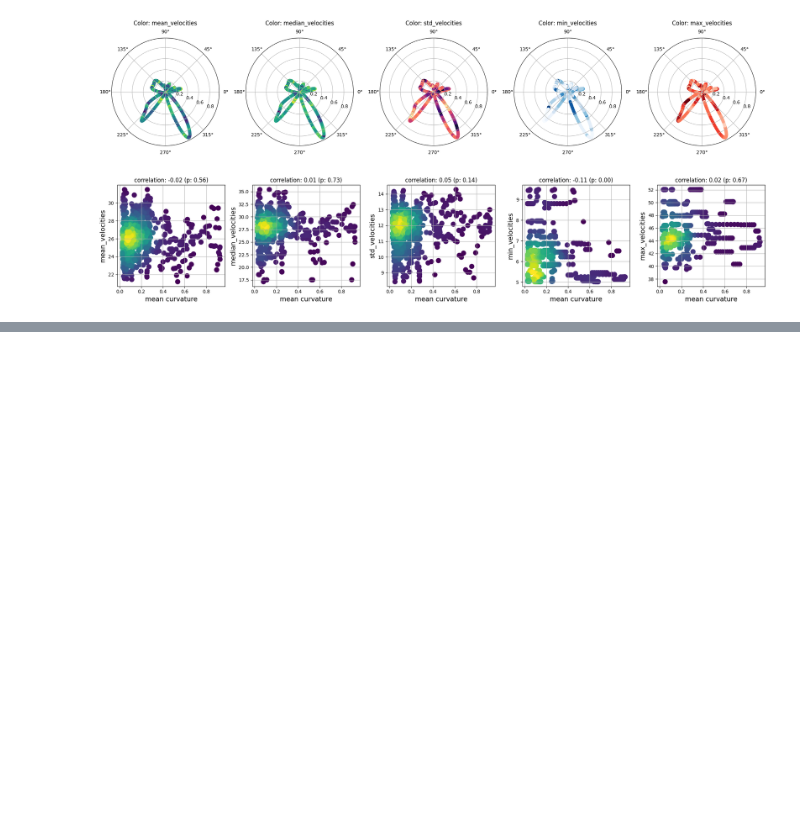
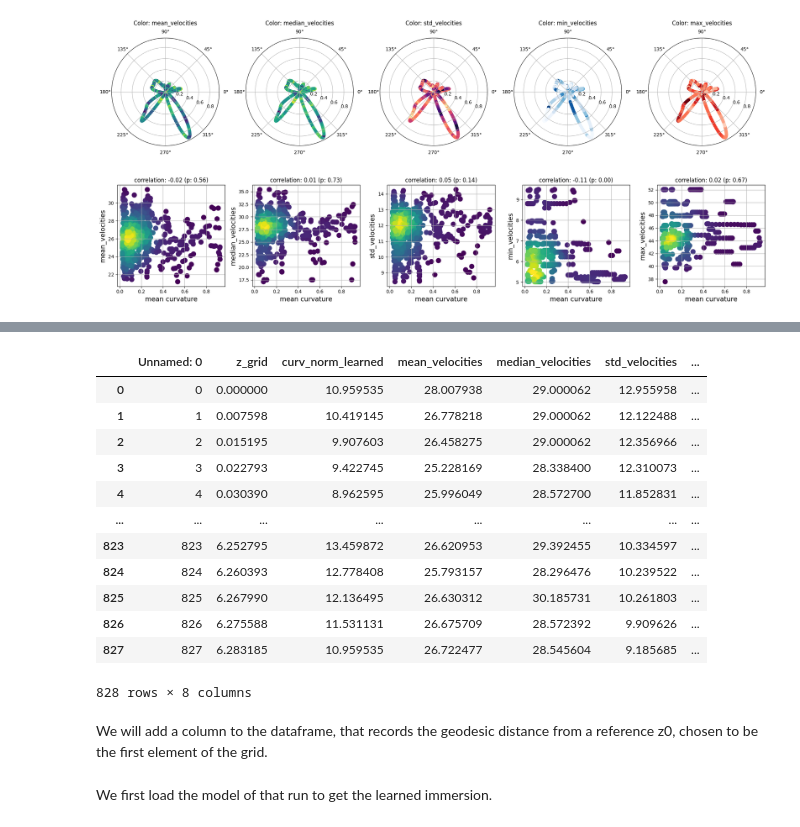
Before and after one commit to geometric-intelligence/neurometry, a Jupyter notebook: neuralgeom/notebooks/07_plot_curvature_profile_and_velocity.ipynb, the cells around one changed output, grey strips where cells are left out. Drawn from its saved outputs; the diff is of its cells as text; code cells hidden in the pictures; blank space fills up the shorter version.

```diff
--- a/neuralgeom/notebooks/07_plot_curvature_profile_and_velocity.ipynb
+++ b/neuralgeom/notebooks/07_plot_curvature_profile_and_velocity.ipynb
@@ -231,0 +271,20 @@ fig.tight_layout()
+# %%
+curv_norm_learned_profile
+# %% [output]
+|  | Unnamed: 0 | z_grid | curv_norm_learned | mean_velocities | median_velocities | std_velocities | ... |
+| 0 | 0 | 0.000000 | 10.959535 | 28.007938 | 29.000062 | 12.955958 | ... |
+| 1 | 1 | 0.007598 | 10.419145 | 26.778218 | 29.000062 | 12.122488 | ... |
+| 2 | 2 | 0.015195 | 9.907603 | 26.458275 | 29.000062 | 12.356966 | ... |
+| 3 | 3 | 0.022793 | 9.422745 | 25.228169 | 28.338400 | 12.310073 | ... |
+| 4 | 4 | 0.030390 | 8.962595 | 25.996049 | 28.572700 | 11.852831 | ... |
+| ... | ... | ... | ... | ... | ... | ... | ... |
+| 823 | 823 | 6.252795 | 13.459872 | 26.620953 | 29.392455 | 10.334597 | ... |
+| 824 | 824 | 6.260393 | 12.778408 | 25.793157 | 28.296476 | 10.239522 | ... |
+| 825 | 825 | 6.267990 | 12.136495 | 26.630312 | 30.185731 | 10.261803 | ... |
+| 826 | 826 | 6.275588 | 11.531131 | 26.675709 | 28.572392 | 9.909626 | ... |
+| 827 | 827 | 6.283185 | 10.959535 | 26.722477 | 28.545604 | 9.185685 | ... |
+828 rows × 8 columns
+# %% [markdown]
+We will add a column to the dataframe, that records the geodesic distance from a reference z0, chosen to be the first element of the grid.
+# %% [markdown]
+We first load the model of that run to get the learned immersion.
```
Also changed, not shown: parts of 25 cells of this notebook, 2 other files.
